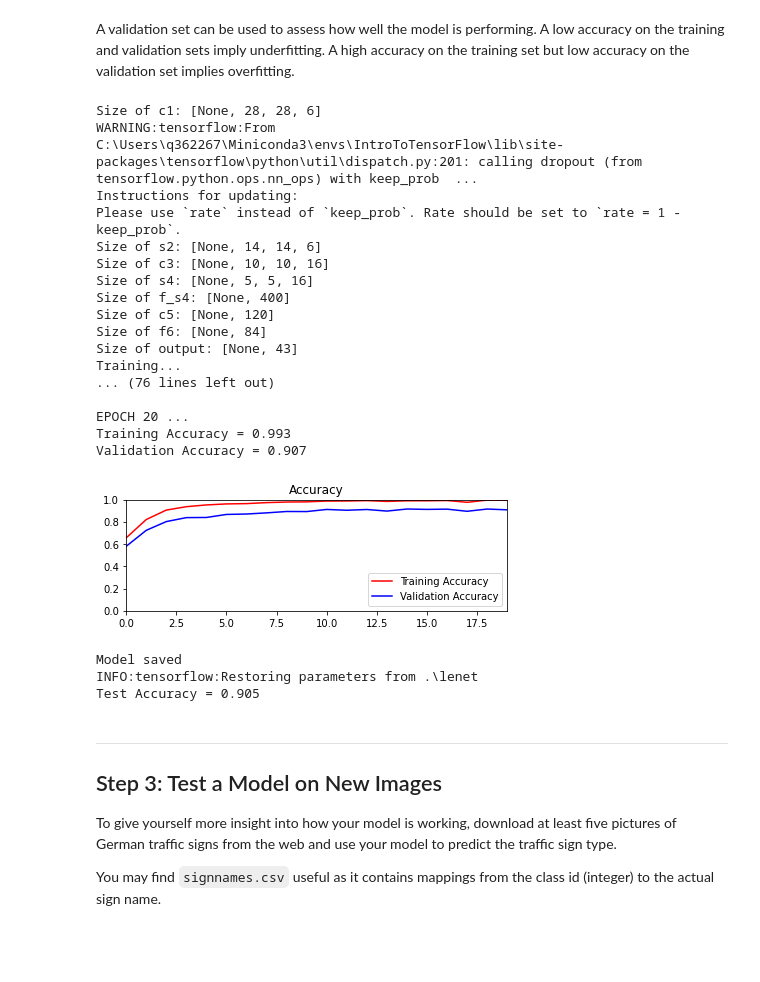
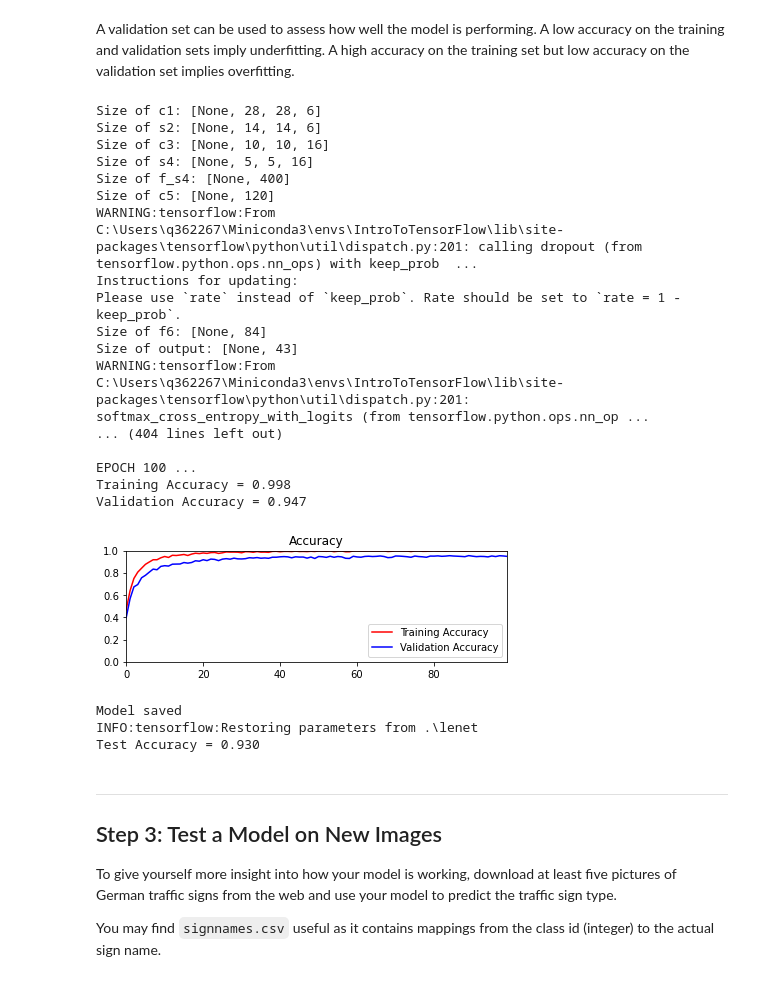
Before and after one commit to serhiy-smirnov/CarND-Traffic-Sign-Classifier-Project, a Jupyter notebook: Traffic_Sign_Classifier.ipynb, the cells around one changed output. Cells and saved outputs as stored; diff of their text form; code cells hidden in the pictures; blank space fills up the shorter version.

Commit message:
different combinations of dropout. early stop method. visualization of input dataset. visualization of network layers

```diff
--- a/Traffic_Sign_Classifier.ipynb
+++ b/Traffic_Sign_Classifier.ipynb
@@ -189,7 +202,7 @@ X_train, y_train = shuffle(X_train, y_train)
 import tensorflow.compat.v1 as tf
 tf.disable_v2_behavior()
 
-EPOCHS = 20
+EPOCHS = 100
 BATCH_SIZE = 128
 
 #from tensorflow.contrib.layers import flatten
@@ -203,7 +216,7 @@ def LeNet(x):
     w_c1 = tf.Variable(tf.truncated_normal((5, 5, 3, 6), mean = mu, stddev = sigma))
     b_c1 = tf.Variable(tf.zeros(6))
     strides_c1 = 1
-    c1 = tf.nn.conv2d(x, w_c1, strides=[1, strides_c1, strides_c1, 1], padding='VALID')
+    c1 = tf.nn.conv2d(x, w_c1, strides=[1, strides_c1, strides_c1, 1], padding='VALID', name="layer_c1")
     c1 = tf.nn.bias_add(c1, b_c1)
 
     print("Size of c1:", c1.get_shape().as_list())
@@ -212,7 +225,7 @@ def LeNet(x):
     c1 = tf.nn.relu(c1)
 
     # Apply dropout to the c1 layer
-    c1 = tf.nn.dropout(c1, keep_prob)
+    #c1 = tf.nn.dropout(c1, keep_prob)
 
     # TODO: Pooling. Input = 28x28x6. Output = 14x14x6.
     k_s2 = 2
@@ -224,7 +237,7 @@ def LeNet(x):
     w_c3 = tf.Variable(tf.truncated_normal((5, 5, 6, 16), mean = mu, stddev = sigma))
     b_c3 = tf.Variable(tf.zeros(16))
     strides_c3 = 1
-    c3 = tf.nn.conv2d(s2, w_c3, strides=[1, strides_c3, strides_c3, 1], padding='VALID')
+    c3 = tf.nn.conv2d(s2, w_c3, strides=[1, strides_c3, strides_c3, 1], padding='VALID', name="layer_c3")
     c3 = tf.nn.bias_add(c3, b_c3)
 
     print("Size of c3:", c3.get_shape().as_list())
@@ -233,7 +246,7 @@ def LeNet(x):
     c3 = tf.nn.relu(c3)
 
     # Apply dropout to the c3 layer
-    c3 = tf.nn.dropout(c3, keep_prob)
+    #c3 = tf.nn.dropout(c3, keep_prob)
 
     # TODO: Pooling. Input = 10x10x16. Output = 5x5x16.
     k_s4 = 2
@@ -258,12 +271,18 @@ def LeNet(x):
     # TODO: Activation.
     c5 = tf.nn.relu(c5)
 
+    # Apply dropout to the c5 layer
+    c5 = tf.nn.dropout(c5, keep_prob)
+
     # TODO: Layer 4: Fully Connected. Input = 120. Output = 84.
     w_f6 = tf.Variable(tf.truncated_normal((120, 84), mean = mu, stddev = sigma))
     b_f6 = tf.Variable(tf.zeros(84))
     f6 = tf.add(tf.matmul(c5, w_f6), b_f6)
 
     print("Size of f6:", f6.get_shape().as_list())
+
+    # Apply dropout to the f6 layer
+    #f6 = tf.nn.dropout(f6, keep_prob)
 
     # TODO: Activation.
     f6 = tf.nn.relu(f6)
@@ -297,7 +320,22 @@ log_epochs = []
 log_train_acc_epoch = []
 log_valid_acc_epoch = []
 
-keep_prob = tf.placeholder(tf.float32) # probability to keep units
+# Parameters for "drop out" regularization method
+
+# probability to keep units
+keep_prob = tf.placeholder(tf.float32)
+
+# Parameters for "early stop" regularization method
+
+# use "early stop" method
+early_stop = False
+# max number of epochs without accuracy improvement, that we will tolerate
+max_non_improving_epochs = 10
+# best achieved accuracy
+best_accuracy = None
+# in which epoch it was achieved
+best_epoch = None
+
 
 # Training Pipeline
 
@@ -339,7 +377,7 @@ with tf.Session() as sess:
         for offset in range(0, num_examples, BATCH_SIZE):
             end = offset + BATCH_SIZE
             batch_x, batch_y = X_train[offset:end], y_train[offset:end]
-            sess.run(training_operation, feed_dict={x: batch_x, y: batch_y, keep_prob: 0.75})
+            sess.run(training_operation, feed_dict={x: batch_x, y: batch_y, keep_prob: 0.5})
 
         training_accuracy = evaluate(X_train, y_train)
         validation_accuracy = evaluate(X_valid, y_valid)
@@ -352,50 +390,61 @@ with tf.Session() as sess:
         log_epochs.append(i)
         log_train_acc_epoch.append(training_accuracy)
         log_valid_acc_epoch.append(validation_accuracy)
+
+        if early_stop:
+            # check if we still improve
+            if best_accuracy is None or best_accuracy < validation_accuracy:
+                best_accuracy = validation_accuracy
+                best_epoch = i
+            if i - best_epoch > max_non_improving_epochs:
+                # no accuracy improvements for more epochs than we can tolerate
+                print("Accuracy is not improving for {} epoch. Early Stop!".format(max_non_improving_epochs))
+                early_stop = True
+                break
 
     acc_plot = plt.subplot(212)
     acc_plot.set_title('Accuracy')
     acc_plot.plot(log_epochs, log_train_acc_epoch, 'r', label='Training Accuracy')
     acc_plot.plot(log_epochs, log_valid_acc_epoch, 'b', label='Validation Accuracy')
     acc_plot.set_ylim([0, 1.0])
     acc_plot.set_xlim([log_epochs[0], log_epochs[-1]])
     acc_plot.legend(loc=4)
     plt.tight_layout()
     plt.show()
 
     saver.save(sess, './lenet')
     print("Model saved")
 
 
 # Evaluating the Model with the standard dataset
 
 with tf.Session() as sess:
     saver.restore(sess, tf.train.latest_checkpoint('.'))
 
     test_accuracy = evaluate(X_test, y_test)
     print("Test Accuracy = {:.3f}".format(test_accuracy))
 # %% [output]
 Size of c1: [None, 28, 28, 6]
-WARNING:tensorflow:From C:\Users\q362267\Miniconda3\envs\IntroToTensorFlow\lib\site-packages\tensorflow\python\util\dispatch.py:201: calling dropout (from tensorflow.python.ops.nn_ops) with keep_prob  ...
-Instructions for updating:
-Please use `rate` instead of `keep_prob`. Rate should be set to `rate = 1 - keep_prob`.
 Size of s2: [None, 14, 14, 6]
 Size of c3: [None, 10, 10, 16]
 Size of s4: [None, 5, 5, 16]
 Size of f_s4: [None, 400]
 Size of c5: [None, 120]
+WARNING:tensorflow:From C:\Users\q362267\Miniconda3\envs\IntroToTensorFlow\lib\site-packages\tensorflow\python\util\dispatch.py:201: calling dropout (from tensorflow.python.ops.nn_ops) with keep_prob  ...
+Instructions for updating:
+Please use `rate` instead of `keep_prob`. Rate should be set to `rate = 1 - keep_prob`.
 Size of f6: [None, 84]
 Size of output: [None, 43]
-Training...
-... (76 lines left out)
+WARNING:tensorflow:From C:\Users\q362267\Miniconda3\envs\IntroToTensorFlow\lib\site-packages\tensorflow\python\util\dispatch.py:201: softmax_cross_entropy_with_logits (from tensorflow.python.ops.nn_op ...
+... (404 lines left out)
 
-EPOCH 20 ...
-Training Accuracy = 0.993
-Validation Accuracy = 0.907
+EPOCH 100 ...
+Training Accuracy = 0.998
+Validation Accuracy = 0.947
-[figure, old version]
+[figure, new version]
 Model saved
 INFO:tensorflow:Restoring parameters from .\lenet
-Test Accuracy = 0.905
+Test Accuracy = 0.930
 # %% [markdown]
 ---
 
```
Also changed, not shown: parts of 4 cells of this notebook.
